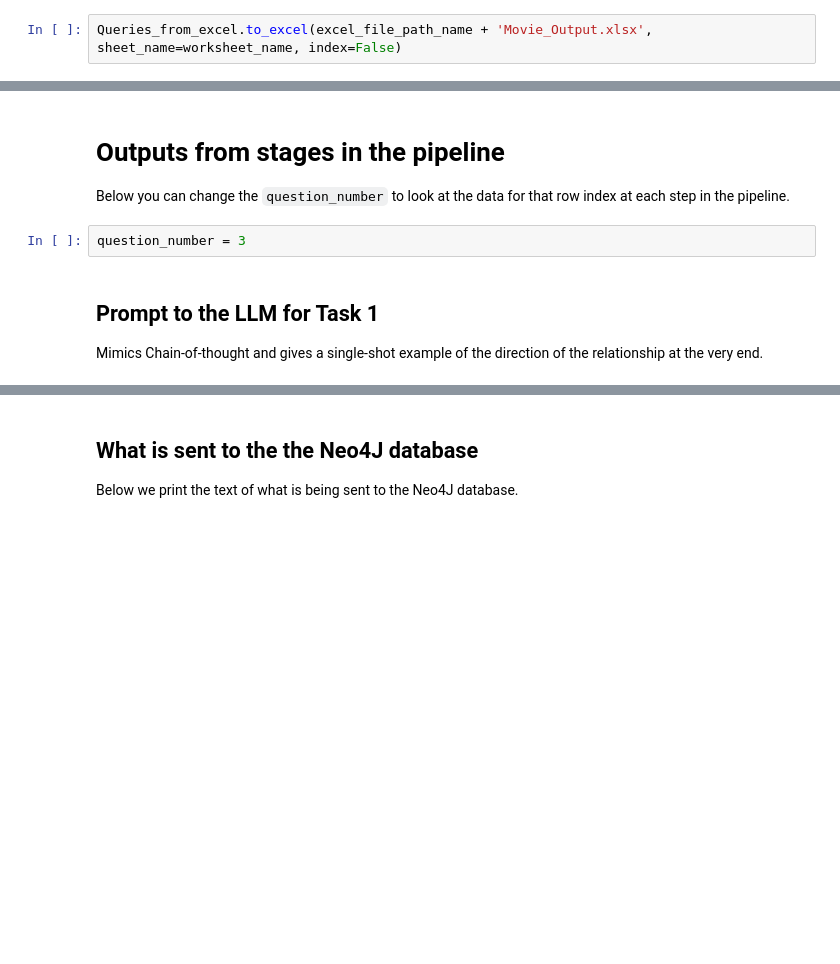
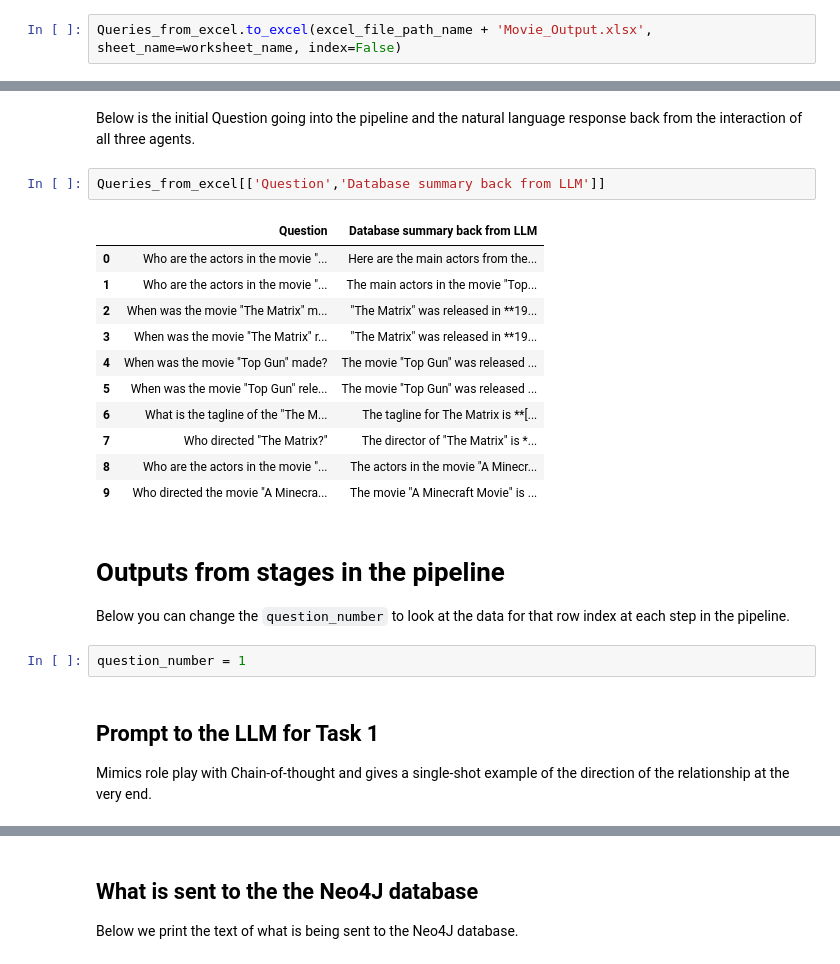
Before and after one commit to cdm106/ML_Final_Project, a Jupyter notebook: Final_Project_CDM_1.ipynb, the cells around one changed output, grey strips where cells are left out. Saved outputs shown, nothing was run; the diff lists cells and outputs as text; blank space fills up the shorter version.

```diff
--- a/Final_Project_CDM_1.ipynb
+++ b/Final_Project_CDM_1.ipynb
@@ -340,13 +372,29 @@ Queries_from_excel.head()
+# %% [markdown]
+Below is the initial Question going into the pipeline and the natural language response back from the interaction of all three agents.
+# %%
+Queries_from_excel[['Question','Database summary back from LLM']]
+# %% [output]
+|  | Question | Database summary back from LLM |
+| 0 | Who are the actors in the movie "... | Here are the main actors from the... |
+| 1 | Who are the actors in the movie "... | The main actors in the movie "Top... |
+| 2 | When was the movie "The Matrix" m... | "The Matrix" was released in **19... |
+| 3 | When was the movie "The Matrix" r... | "The Matrix" was released in **19... |
+| 4 | When was the movie "Top Gun" made? | The movie "Top Gun" was released ... |
+| 5 | When was the movie "Top Gun" rele... | The movie "Top Gun" was released ... |
+| 6 | What is the tagline of the "The M... | The tagline for The Matrix is **[... |
+| 7 | Who directed "The Matrix?" | The director of "The Matrix" is *... |
+| 8 | Who are the actors in the movie "... | The actors in the movie "A Minecr... |
+| 9 | Who directed the movie "A Minecra... | The movie "A Minecraft Movie" is ... |
 # %% [markdown]
 # Outputs from stages in the pipeline
 
 Below you can change the `question_number` to look at the data for that row index at each step in the pipeline.
 # %%
-question_number = 3
+question_number = 1
 # %% [markdown]
 ## Prompt to the LLM for Task 1
 
-Mimics Chain-of-thought and gives a single-shot example of the direction of the relationship at the very end.
+Mimics role play with Chain-of-thought and gives a single-shot example of the direction of the relationship at the very end.
 # %%
 print(Queries_from_excel['Prompt to LLM'][question_number])
 # %% [output]
```
Also changed, not shown: parts of 24 cells of this notebook.
